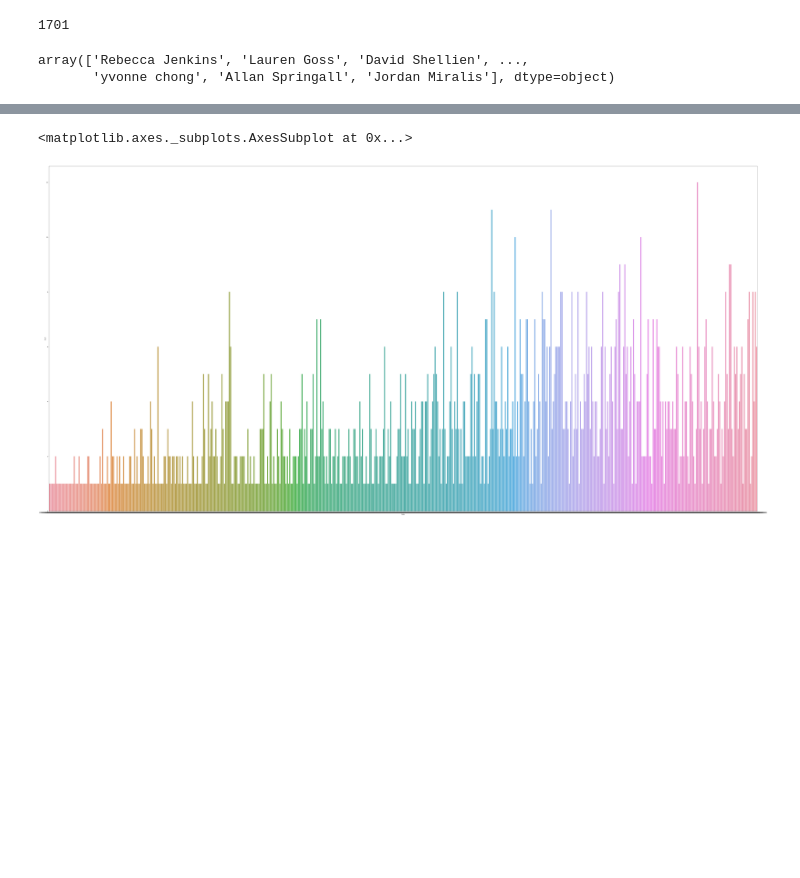
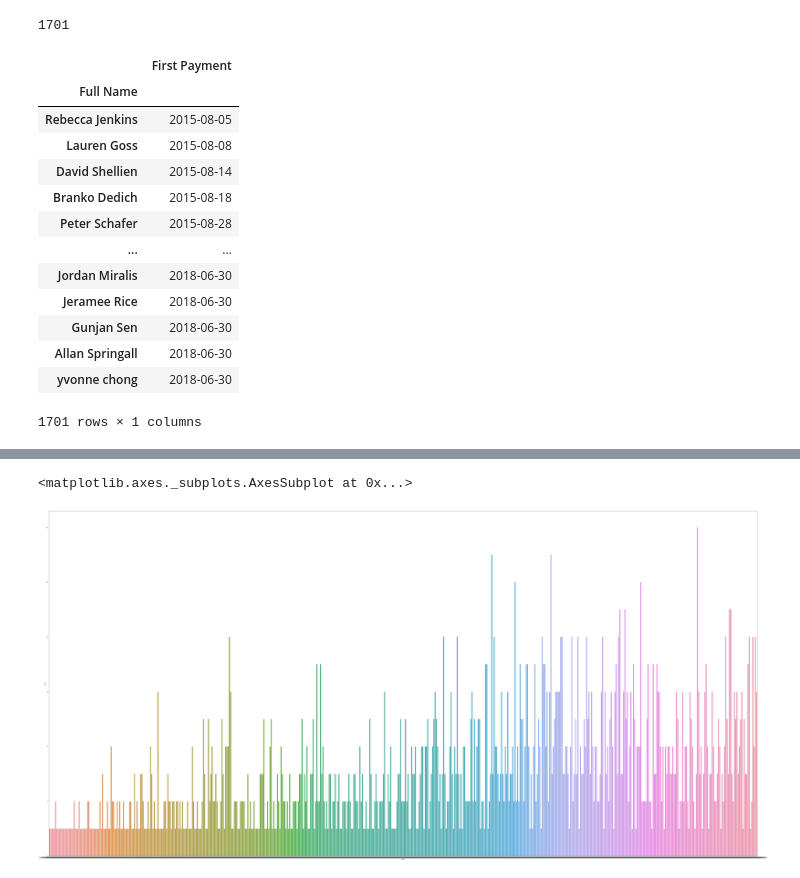
Before and after one commit to shubham29091997/Booking-Data, a Jupyter notebook: Assignment.ipynb, the cells around one changed output, grey strips where cells are left out. Drawn from its saved outputs; the diff is of its cells as text; code cells hidden in the pictures; blank space fills up the shorter version.

```diff
--- a/Assignment.ipynb
+++ b/Assignment.ipynb
@@ -79,9 +42,23 @@ array(['Rebecca Jenkins', 'Lauren Goss', 'David Shellien', ...,
 df['Full Name'].nunique()
 # %% [output]
 1701
-# %%
-name =df['Full Name'].unique()
-name
-# %% [output]
-array(['Rebecca Jenkins', 'Lauren Goss', 'David Shellien', ...,
-       'yvonne chong', 'Allan Springall', 'Jordan Miralis'], dtype=object)
+# %%
+first_payment = df.groupby('Full Name')['Date'].nth(0).sort_values()
+first_payment = pd.DataFrame(first_payment)
+first_payment = first_payment.rename({'Date' : 'First Payment'} , axis=1)
+first_payment
+# %% [output]
+|  | First Payment |
+| Full Name |  |
+| Rebecca Jenkins | 2015-08-05 |
+| Lauren Goss | 2015-08-08 |
+| David Shellien | 2015-08-14 |
+| Branko Dedich | 2015-08-18 |
+| Peter Schafer | 2015-08-28 |
+| ... | ... |
+| Jordan Miralis | 2018-06-30 |
+| Jeramee Rice | 2018-06-30 |
+| Gunjan Sen | 2018-06-30 |
+| Allan Springall | 2018-06-30 |
+| yvonne chong | 2018-06-30 |
+1701 rows × 1 columns
```
Also changed, not shown: parts of 71 cells of this notebook.
